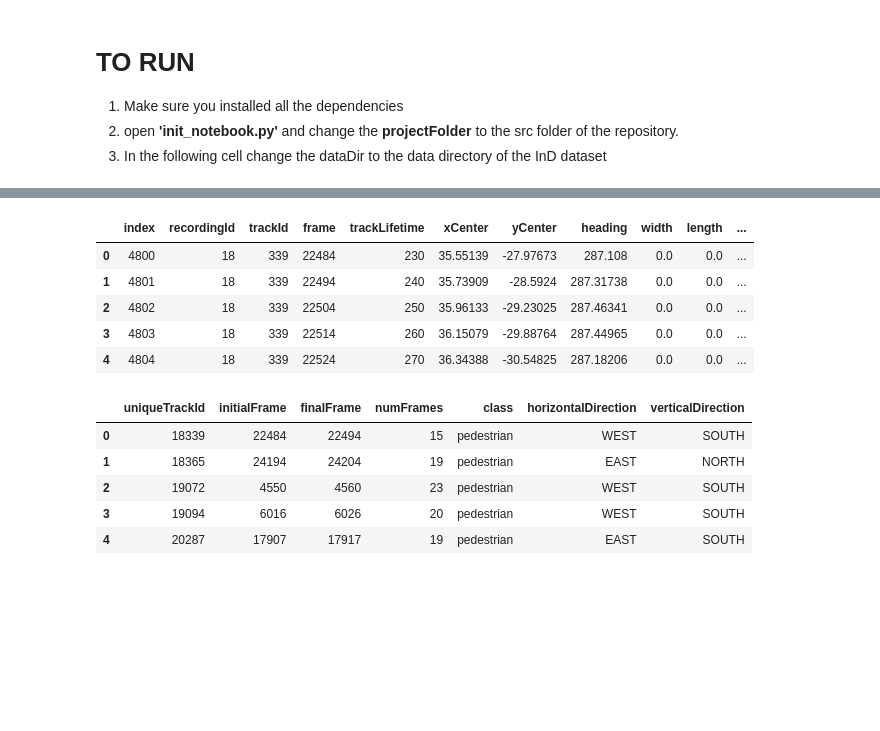
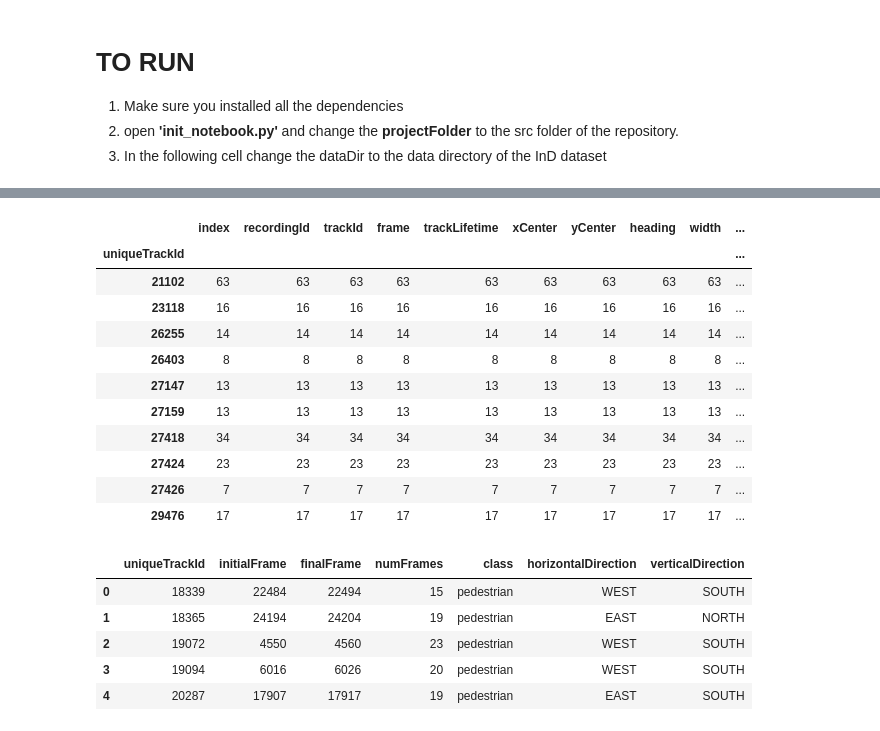
Before and after one commit to ika-rwth-aachen/drone-dataset-tools, a Jupyter notebook: src/notebooks/EDA-Scene.ipynb, the cells around one changed output, grey strips where cells are left out. Drawn from its saved outputs; the diff is of its cells as text; code cells hidden in the pictures; blank space fills up the shorter version.

```diff
--- a/src/notebooks/EDA-Scene.ipynb
+++ b/src/notebooks/EDA-Scene.ipynb
@@ -26,5 +26,5 @@ visualizer = TrajectoryVisualizer(None)
 # pedDf.head()
 # %%
 from extractors.LocationData import LocationData
-scene10 = LocationData.load("../data/location-2", "2022-11-24-fps-2.5-scene-21.dll")
+scene10 = LocationData.load("../data/location-2", "2022-11-19-fps-2.5-scene-11.dll")
 # %% [output]
@@ -32,3 +32,6 @@ scene10 = LocationData.load("../data/location-2", "2022-11-24-fps-2.5-scene-21.d
+# %%
+
+scene10.backgroundImagePath = "G:AV datasets/inD-dataset-v1.0/data/18_background.png"
 # %%
 # visualizer.showLocationSceneData(scene10, onlyClipped=True, showOthers=True)
 visualizer.showLocationSceneData(scene10, onlyClipped=True)
@@ -38,16 +41,22 @@ visualizer.showLocationSceneData(scene10, onlyClipped=True)
 # %%
-pedDf = scene10.getPedDataInSceneCorrdinates()
-otherDf = scene10.getOtherDataInSceneCorrdinates()
-sceneMeta = scene10.getMeta()
+pedDf = scene10.getPedDataInSceneCoordinates()
+otherDf = scene10.getOtherDataInSceneCoordinates()
+# sceneMeta = scene10.getMeta()
 # %%
-pedDf.head()
+pedDf.groupby(["uniqueTrackId"]).count()
 # %% [output]
-|  | index | recordingId | trackId | frame | trackLifetime | xCenter | yCenter | heading | width | length | ... |
-| 0 | 4800 | 18 | 339 | 22484 | 230 | 35.55139 | -27.97673 | 287.108 | 0.0 | 0.0 | ... |
-| 1 | 4801 | 18 | 339 | 22494 | 240 | 35.73909 | -28.5924 | 287.31738 | 0.0 | 0.0 | ... |
-| 2 | 4802 | 18 | 339 | 22504 | 250 | 35.96133 | -29.23025 | 287.46341 | 0.0 | 0.0 | ... |
-| 3 | 4803 | 18 | 339 | 22514 | 260 | 36.15079 | -29.88764 | 287.44965 | 0.0 | 0.0 | ... |
-| 4 | 4804 | 18 | 339 | 22524 | 270 | 36.34388 | -30.54825 | 287.18206 | 0.0 | 0.0 | ... |
+|  | index | recordingId | trackId | frame | trackLifetime | xCenter | yCenter | heading | width | ... |
+| uniqueTrackId |  |  |  |  |  |  |  |  |  | ... |
+| 21102 | 63 | 63 | 63 | 63 | 63 | 63 | 63 | 63 | 63 | ... |
+| 23118 | 16 | 16 | 16 | 16 | 16 | 16 | 16 | 16 | 16 | ... |
+| 26255 | 14 | 14 | 14 | 14 | 14 | 14 | 14 | 14 | 14 | ... |
+| 26403 | 8 | 8 | 8 | 8 | 8 | 8 | 8 | 8 | 8 | ... |
+| 27147 | 13 | 13 | 13 | 13 | 13 | 13 | 13 | 13 | 13 | ... |
+| 27159 | 13 | 13 | 13 | 13 | 13 | 13 | 13 | 13 | 13 | ... |
+| 27418 | 34 | 34 | 34 | 34 | 34 | 34 | 34 | 34 | 34 | ... |
+| 27424 | 23 | 23 | 23 | 23 | 23 | 23 | 23 | 23 | 23 | ... |
+| 27426 | 7 | 7 | 7 | 7 | 7 | 7 | 7 | 7 | 7 | ... |
+| 29476 | 17 | 17 | 17 | 17 | 17 | 17 | 17 | 17 | 17 | ... |
 # %%
 sceneMeta.head()
 # %% [output]
```
Also changed, not shown: parts of 4 cells of this notebook, 6 other files.
